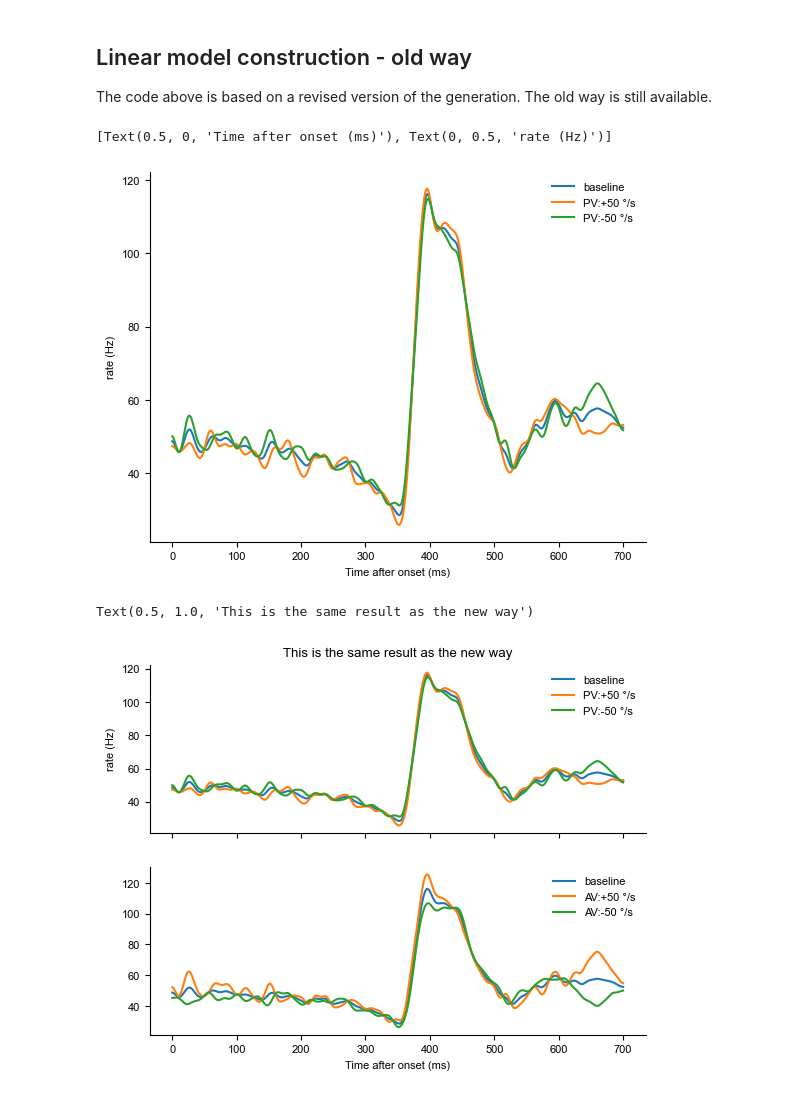
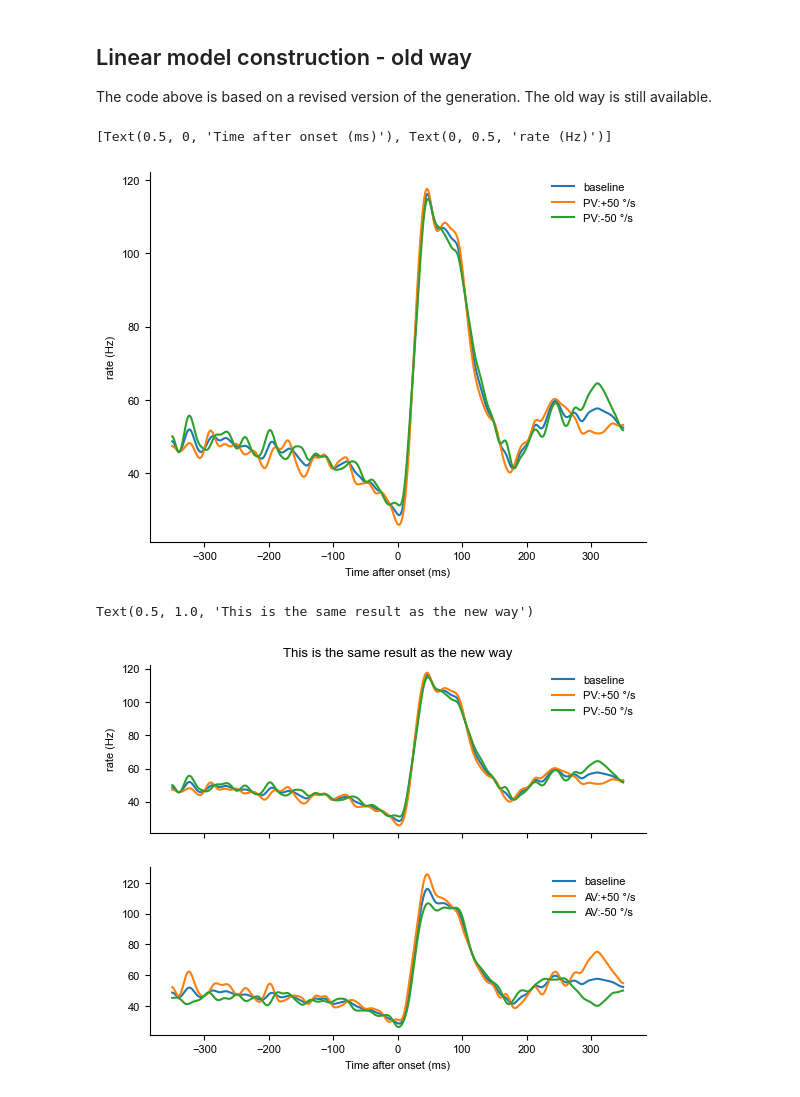
Before and after one commit to julianasdd/cbmanifold, a Jupyter notebook: notebooks/Manifold_analysis_example.ipynb, the cells around one changed output. Saved outputs shown, nothing was run; the diff lists cells and outputs as text; code cells hidden in the pictures.

```diff
--- a/notebooks/Manifold_analysis_example.ipynb
+++ b/notebooks/Manifold_analysis_example.ipynb
@@ -259,37 +279,37 @@ lm = cbmanifold.linear_model.LinearModel.from_dict(lmol)
 # %%
 _, ax = plt.subplots()
 
 # Plot baseline (original rate)
-ax.plot(lm.rate, label='baseline')
+ax.plot(t, lm.rate, label='baseline')
 
 # Plot +50 °/s change
 params_high = lm.params0.copy()
 params_high[0] += 50  # increase peak velocity by 50
 rate_high = lm.predict(params_high)
-ax.plot(rate_high, label='PV:+50 °/s')
+ax.plot(t, rate_high, label='PV:+50 °/s')
 
 # Plot -50 °/s change
 params_low = lm.params0.copy()
 params_low[0] -= 50  # decrease peak velocity by 50
 rate_low = lm.predict(params_low)
-ax.plot(rate_low, label='PV:-50 °/s')
+ax.plot(t, rate_low, label='PV:-50 °/s')
 
 ax.legend()
 ax.set(xlabel='Time after onset (ms)', ylabel='rate (Hz)')
 # %% [output]
 [Text(0.5, 0, 'Time after onset (ms)'), Text(0, 0.5, 'rate (Hz)')]
-[figure, old version]
+[figure, new version]
 # %%
 _, ax = plt.subplots(nrows=2, sharex=True)
-ax[0].plot(lm.rate, label="baseline")
-ax[0].plot(lm.rate + lm.wv * 50, label="PV:+50 °/s")
-ax[0].plot(lm.rate - lm.wv * 50, label="PV:-50 °/s")
+ax[0].plot(t, lm.rate, label="baseline")
+ax[0].plot(t, lm.rate + lm.wv * 50, label="PV:+50 °/s")
+ax[0].plot(t, lm.rate - lm.wv * 50, label="PV:-50 °/s")
 ax[0].legend()
 ax[0].set_ylabel("rate (Hz)")
 
-ax[1].plot(lm.rate, label="baseline")
-ax[1].plot(lm.rate + lm.wr * 50, label="AV:+50 °/s")
-ax[1].plot(lm.rate - lm.wr * 50, label="AV:-50 °/s")
+ax[1].plot(t, lm.rate, label="baseline")
+ax[1].plot(t, lm.rate + lm.wr * 50, label="AV:+50 °/s")
+ax[1].plot(t, lm.rate - lm.wr * 50, label="AV:-50 °/s")
 ax[1].legend()
 ax[1].set_xlabel("Time after onset (ms)")
 
@@ -297,4 +317,4 @@ ax[0].set_title(
     """This is the same result as the new way""")
 # %% [output]
 Text(0.5, 1.0, 'This is the same result as the new way')
-[figure, old version]
+[figure, new version]
```
Also changed, not shown: parts of 5 cells of this notebook, 1 other file.
